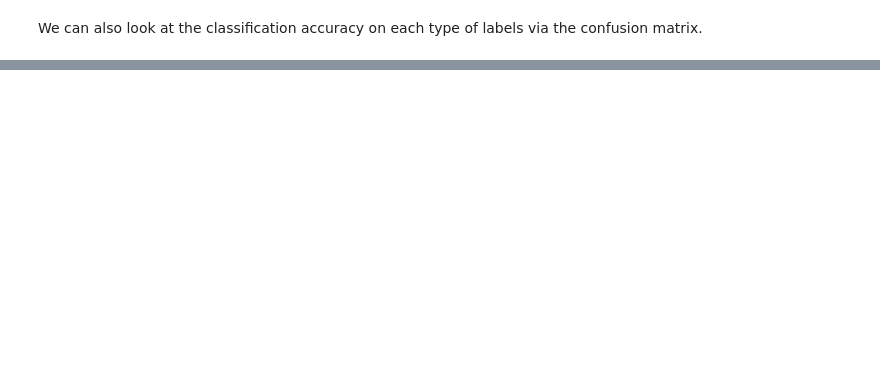
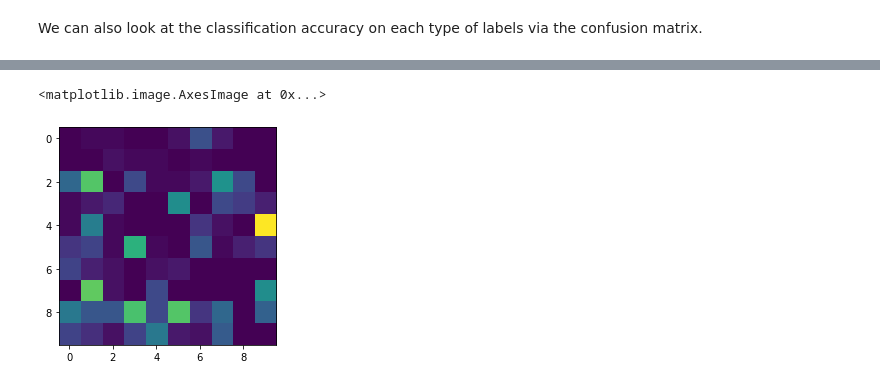
Before and after one commit to ch00226855/CMP414765Spring2021, a Jupyter notebook: Week04_ImageClassification.ipynb, the cells around one changed output, grey strips where cells are left out. Saved outputs shown, nothing was run; the diff lists cells and outputs as text; code cells hidden in the pictures; blank space fills up the shorter version.

```diff
--- a/Week04_ImageClassification.ipynb
+++ b/Week04_ImageClassification.ipynb
@@ -331,0 +390,11 @@ print(mat)
+# %%
+# Set the diagonal elements to zero, so we can show the difference in the
+# off diagonal elements.
+# mat[0,0] = 0
+for i in range(10):
+    mat[i, i] = 0
+
+plt.imshow(mat)
+# %% [output]
+<matplotlib.image.AxesImage at 0x...>
+[figure, added]
```
Also changed, not shown: parts of 14 cells of this notebook.
